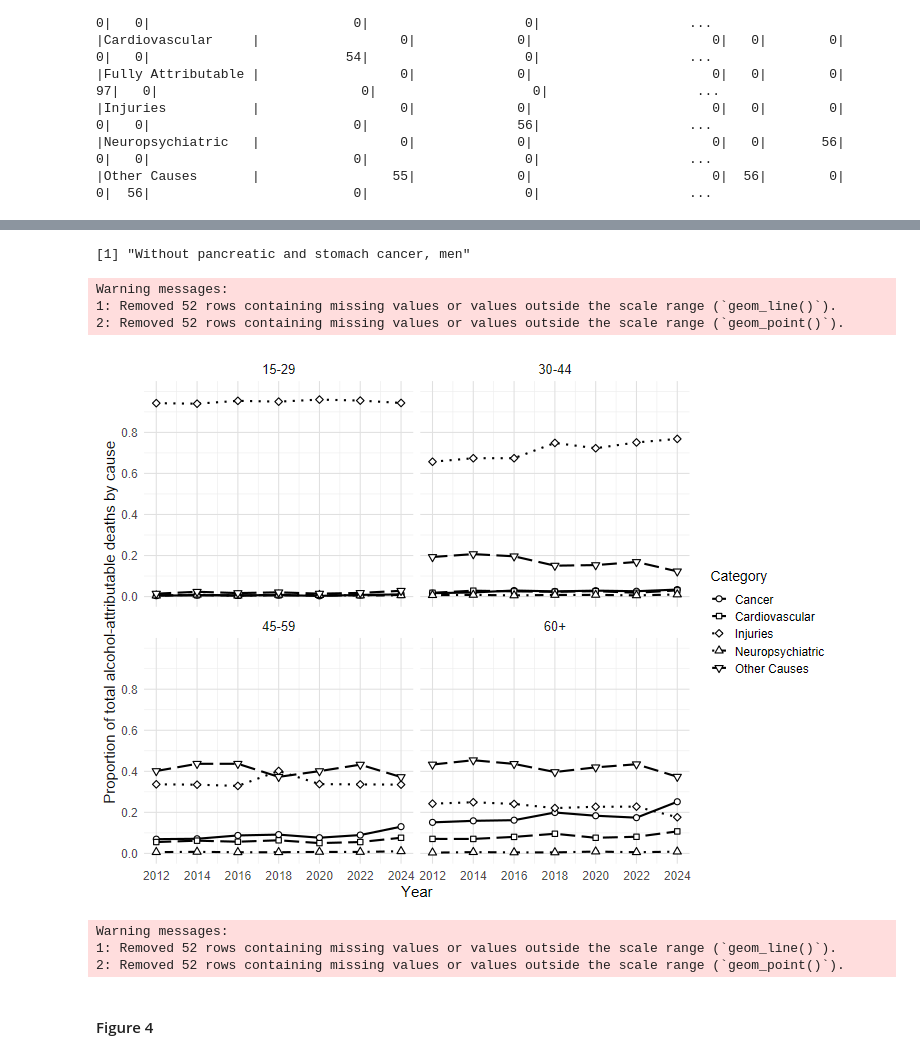
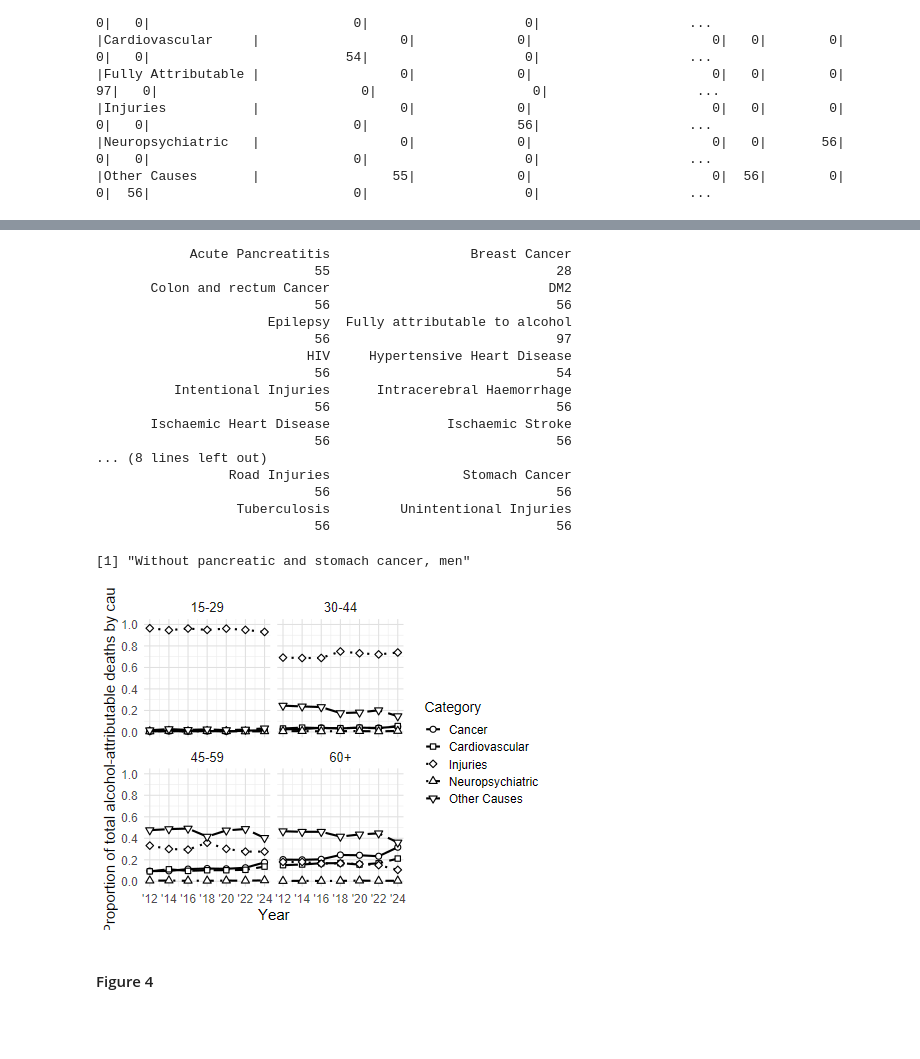
Before and after one commit to ACC1240138/expandPIF, a Jupyter notebook: __andres_control/expand_pif.ipynb, the cells around one changed output, grey strips where cells are left out. Drawn from its saved outputs; the diff is of its cells as text; code cells hidden in the pictures; blank space fills up the shorter version.

```diff
--- a/__andres_control/expand_pif.ipynb
+++ b/__andres_control/expand_pif.ipynb
@@ -3789,3 +4078,23 @@ Warning messages:
+# %%
+table(mortality_results$disease)
+# %% [output]
+            Acute Pancreatitis                  Breast Cancer
+                            55                             28
+       Colon and rectum Cancer                            DM2
+                            56                             56
+                      Epilepsy  Fully attributable to alcohol
+                            56                             97
+                           HIV     Hypertensive Heart Disease
+                            56                             54
+          Intentional Injuries      Intracerebral Haemorrhage
+                            56                             56
+       Ischaemic Heart Disease               Ischaemic Stroke
+                            56                             56
+... (8 lines left out)
+                 Road Injuries                 Stomach Cancer
+                            56                             56
+                  Tuberculosis         Unintentional Injuries
+                            56                             56
 # %%
 #| label: mort-trends-age-sex-chile20b-fig5
 #| results: "hold"
@@ -3793,6 +4102,7 @@ Warning messages:
 print("Without pancreatic and stomach cancer, men")
 
 mortality_results_cat_not_stomach_pancreas_cancer <- mortality_results %>%
+  dplyr::filter(!grepl("Fully", disease)) %>%  # Exclude "Fully attributable to alcohol"
   dplyr::filter(!disease %in% c("Stomach Cancer", "Pancreatic Cancer")) %>%   # <- scope IARC
   dplyr::mutate(category = dplyr::case_when(
     disease %in% c(
@@ -3825,9 +4135,12 @@ mortality_results_cat_not_stomach_pancreas_cancer <- mortality_results %>%
   ggplot(aes(x = year, y = prop_mort, linetype = category, shape = category)) +
   geom_line(linewidth = 1, color = "black") +
   geom_point(size = 2.3, color = "black", fill = "white", stroke = 0.8) +
-  scale_x_continuous(breaks = seq(2012, 2024, 2)) +
+  scale_x_continuous(
+  breaks = seq(2012, 2024, 2),
+  labels = function(x) paste0("'", substr(as.character(x), 3, 4))
+  )+
   scale_y_continuous(
-    breaks = c(0, 0.2, 0.4, 0.6, 0.8),
+    breaks = c(0, 0.2, 0.4, 0.6, 0.8,1),
     limits = c(0, 1)
   ) +
   scale_shape_manual(values = c(
@@ -3853,40 +4166,34 @@ mortality_results_cat_not_stomach_pancreas_cancer <- mortality_results %>%
     y = "Proportion of total alcohol-attributable deaths by cause",
     linetype = "Category",
     shape = "Category"
   ) +
   theme_minimal(base_size = 14) +
   theme(
     legend.position = "right",
     legend.title = element_text(size = 14),
     legend.text = element_text(size = 12),
     strip.text = element_text(size = 13),
     axis.title = element_text(size = 15),
     axis.text = element_text(size = 12),
     panel.grid.major = element_line(color = "grey88", linewidth = 0.5),
     panel.grid.minor = element_line(color = "grey93", linewidth = 0.3)
   )
 
 ggsave(
   filename = file.path(
   gsub("__andres_control","",getwd()),
   "__andres_control",
   "Figure 5_not_panc_stomach.png"
   ),
   width = 9,
   height = 7,
   units = "in",
   dpi = 300,
   bg = "white"
 )
 # %% [output]
 [1] "Without pancreatic and stomach cancer, men"
-Warning messages:
-1: Removed 52 rows containing missing values or values outside the scale range (`geom_line()`).
-2: Removed 52 rows containing missing values or values outside the scale range (`geom_point()`).
-[figure, old version]
+[figure, new version]
-Warning messages:
-1: Removed 52 rows containing missing values or values outside the scale range (`geom_line()`).
-2: Removed 52 rows containing missing values or values outside the scale range (`geom_point()`).
 # %% [markdown]
 #### Figure 4
 # %%
```
Also changed, not shown: parts of 44 cells of this notebook, 18 other files.
